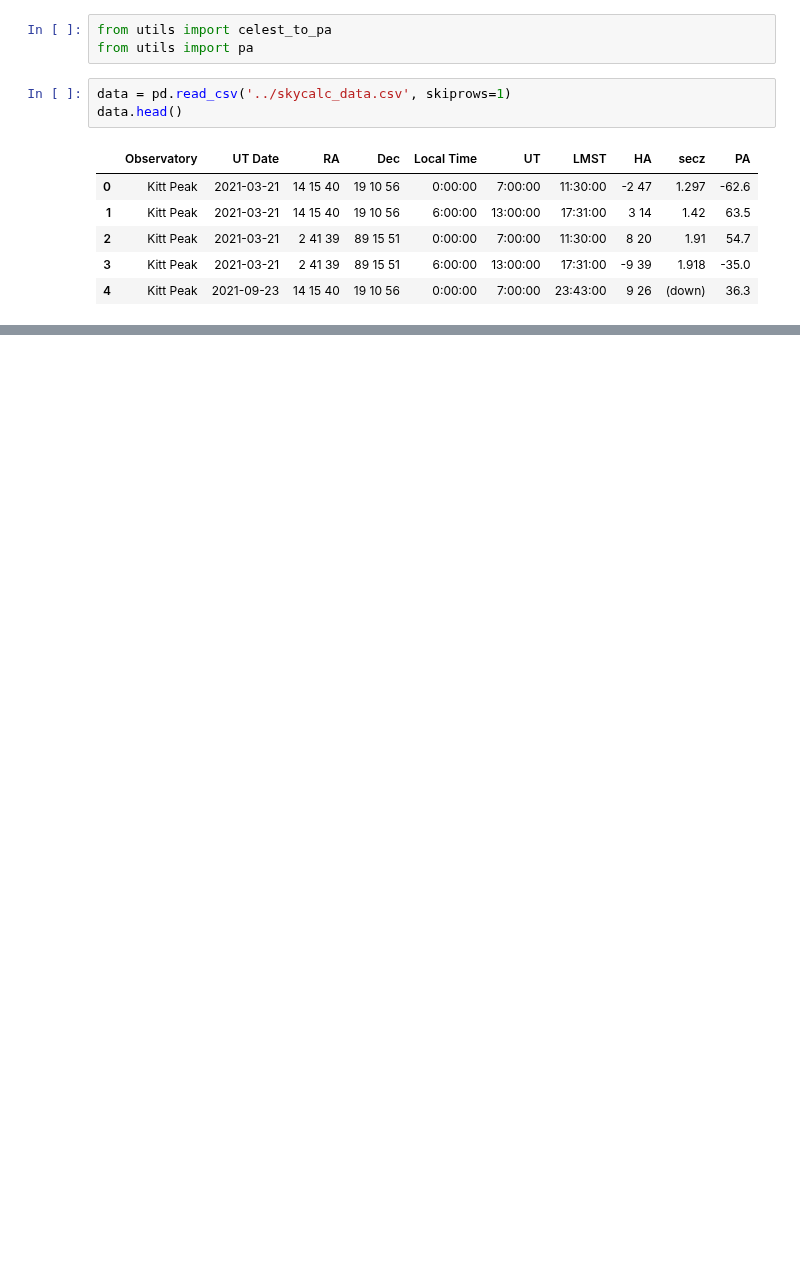
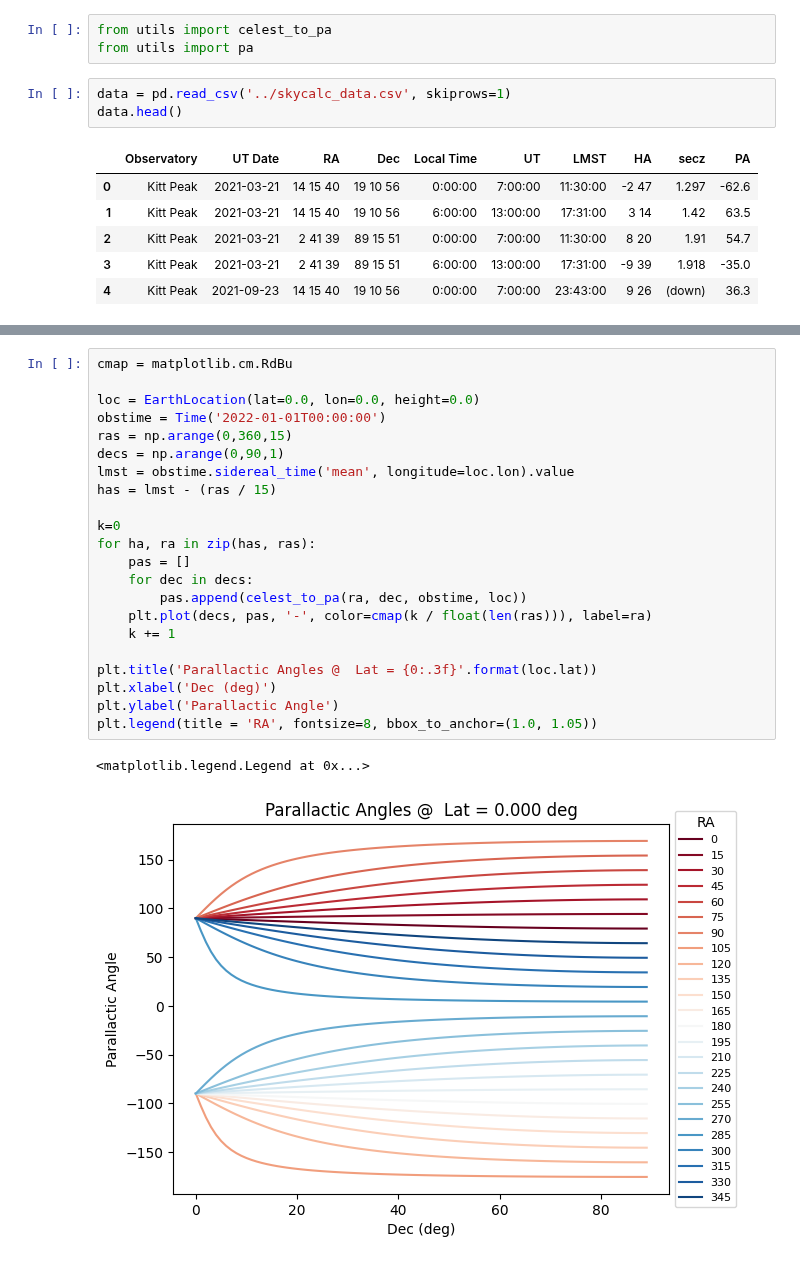
Before and after one commit to RileyWClarke/RAFTS, a Jupyter notebook: Notebooks/par_angle_testing.ipynb, the cells around one changed output, grey strips where cells are left out. Saved outputs shown, nothing was run; the diff lists cells and outputs as text; blank space fills up the shorter version.

Commit message:
parallactic angle testing notebook

```diff
--- a/Notebooks/par_angle_testing.ipynb
+++ b/Notebooks/par_angle_testing.ipynb
@@ -75,0 +176,25 @@ Skycalc says: HA = -2.783333333333333
+# %%
+cmap = matplotlib.cm.RdBu
+
+loc = EarthLocation(lat=0.0, lon=0.0, height=0.0)
+obstime = Time('2022-01-01T00:00:00')
+ras = np.arange(0,360,15)
+decs = np.arange(0,90,1)
+lmst = obstime.sidereal_time('mean', longitude=loc.lon).value
+has = lmst - (ras / 15)
+
+k=0
+for ha, ra in zip(has, ras):
+    pas = []
+    for dec in decs:
+        pas.append(celest_to_pa(ra, dec, obstime, loc))
+    plt.plot(decs, pas, '-', color=cmap(k / float(len(ras))), label=ra)
+    k += 1
+
+plt.title('Parallactic Angles @  Lat = {0:.3f}'.format(loc.lat))
+plt.xlabel('Dec (deg)')
+plt.ylabel('Parallactic Angle')
+plt.legend(title = 'RA', fontsize=8, bbox_to_anchor=(1.0, 1.05))
+# %% [output]
+<matplotlib.legend.Legend at 0x...>
+[figure, added]
```
Also changed, not shown: parts of 27 cells of this notebook.
